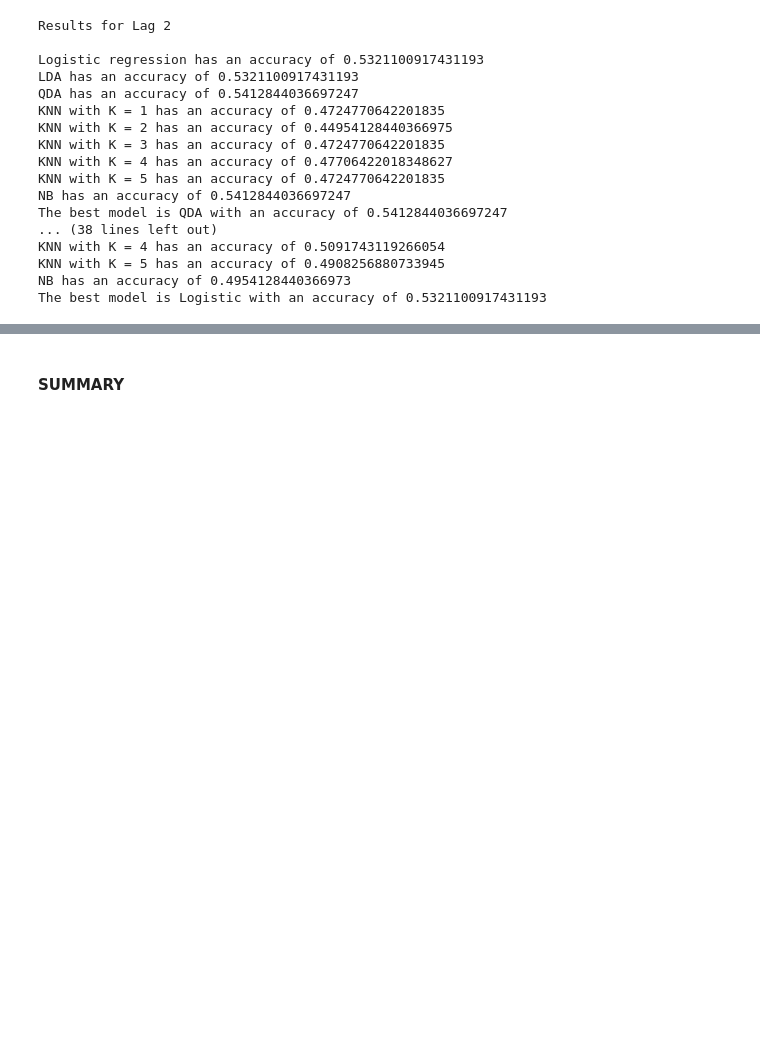
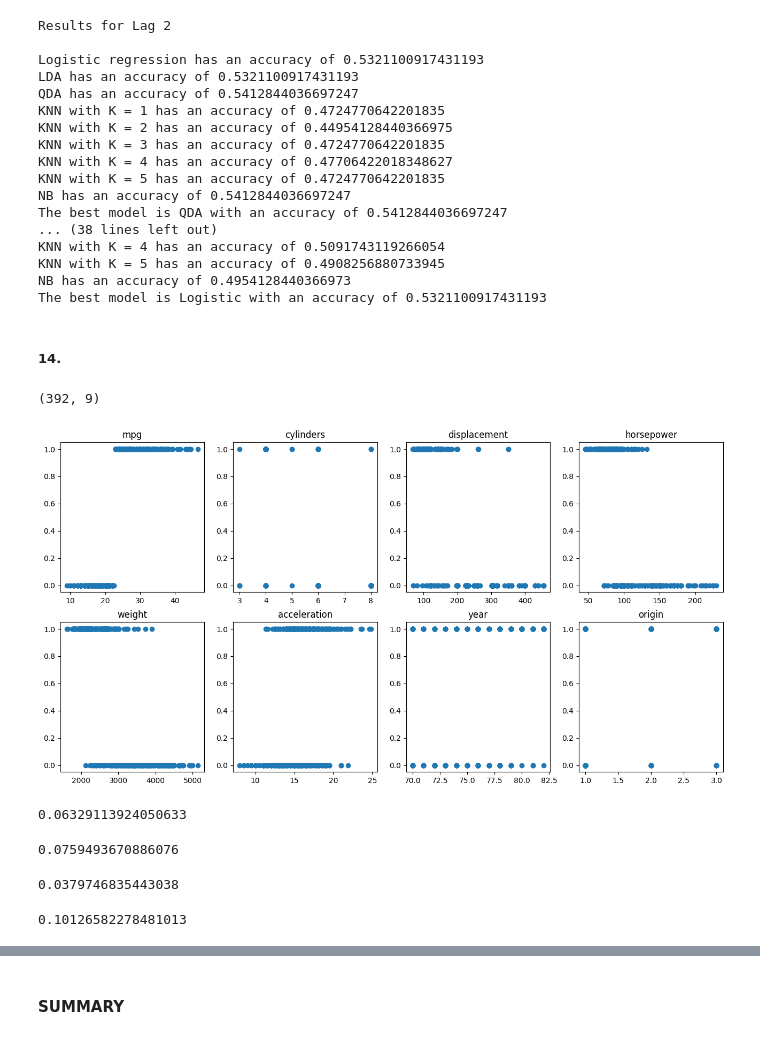
Before and after one commit to AlexBulloso/Notes-on-Stats-and-AI, a Jupyter notebook: Data Science/ISL in Python and R/Ch4-Classification.ipynb, the cells around one changed output, grey strips where cells are left out. Saved outputs shown, nothing was run; the diff lists cells and outputs as text; code cells hidden in the pictures; blank space fills up the shorter version.

```diff
--- a/Data Science/ISL in Python and R/Ch4-Classification.ipynb
+++ b/Data Science/ISL in Python and R/Ch4-Classification.ipynb
@@ -1335,3 +1335,37 @@ KNN with K = 4 has an accuracy of 0.5091743119266054
 KNN with K = 5 has an accuracy of 0.4908256880733945
 NB has an accuracy of 0.4954128440366973
 The best model is Logistic with an accuracy of 0.5321100917431193
+# %% [markdown]
+##### 14.
+# %%
+# 14. a)
+
+from ISLP import load_data
+import numpy as np
+import pandas as pd
+
+data = load_data("Auto")
+data["mpg01"] = np.median(data.mpg) < data.mpg
+data["mpg01"] = data["mpg01"].map(lambda b: 1 if b else 0)
+data.shape
+# We have p = 5, n = 392
+# %% [output]
+(392, 9)
+# %%
+# 14. b
+
+from matplotlib.pyplot import subplots
+
+fig, axes = subplots(nrows = 2, ncols = 4, figsize=(16,8))
+
+predictors = data.drop(labels=["mpg01"], axis=1)
+predictors = [predictors.columns[0:4],predictors.columns[4:8]]
+for i in range(4):
+    for j in range(2):
+        #print(predictors[j][i])
+        axes[j,i].set_title(predictors[j][i])
+        #axes[j,i].boxplot(data[predictors[j][i]])
+        axes[j,i].scatter(data[predictors[j][i]], data.mpg01, )
+        # Somewhat of a correlation in mpg, displacement, horsepower, weight, and acceleration
+# %% [output]
+[figure, added]
@@ -1337,0 +1378,41 @@ The best model is Logistic with an accuracy of 0.5321100917431193
+# %%
+# 14. d)
+from sklearn.discriminant_analysis import LinearDiscriminantAnalysis as LDA
+X_train_dropped = X_train.drop(labels=["cylinders","year","origin"], axis=1)
+X_test_dropped = X_test.drop(labels=["cylinders","year","origin"], axis=1)
+model = LDA(store_covariance=True)
+results = model.fit(X_train_dropped, y_train).predict(X_test_dropped)
+print(np.mean(results != y_test))
+# Test error is 6.3%.
+# %% [output]
+0.06329113924050633
+# %%
+# 14. e)
+from sklearn.discriminant_analysis import QuadraticDiscriminantAnalysis as QDA
+model = QDA(store_covariance=True)
+results = model.fit(X_train_dropped, y_train).predict(X_test_dropped)
+print(np.mean(results != y_test))
+# Test error is 7.6%.
+# %% [output]
+0.0759493670886076
+# %%
+# 14. f)
+from sklearn.linear_model import LogisticRegression
+X_train_dropped = X_train.drop(labels=["cylinders","year","origin"], axis=1)
+X_test_dropped = X_test.drop(labels=["cylinders","year","origin"], axis=1)
+model = LogisticRegression(C=1e10, solver="liblinear")
+results = model.fit(X_train_dropped, y_train).predict(X_test_dropped)
+print(np.mean(results != y_test))
+# Test error is 3.8%.
+# %% [output]
+0.0379746835443038
+# %%
+# 14. g)
+from sklearn.naive_bayes import GaussianNB
+model = GaussianNB()
+results = model.fit(X_train_dropped, y_train).predict(X_test_dropped)
+print(np.mean(results != y_test))
+
+# Test error is 10%
+# %% [output]
+0.10126582278481013
```
Also changed, not shown: parts of 7 cells of this notebook.
